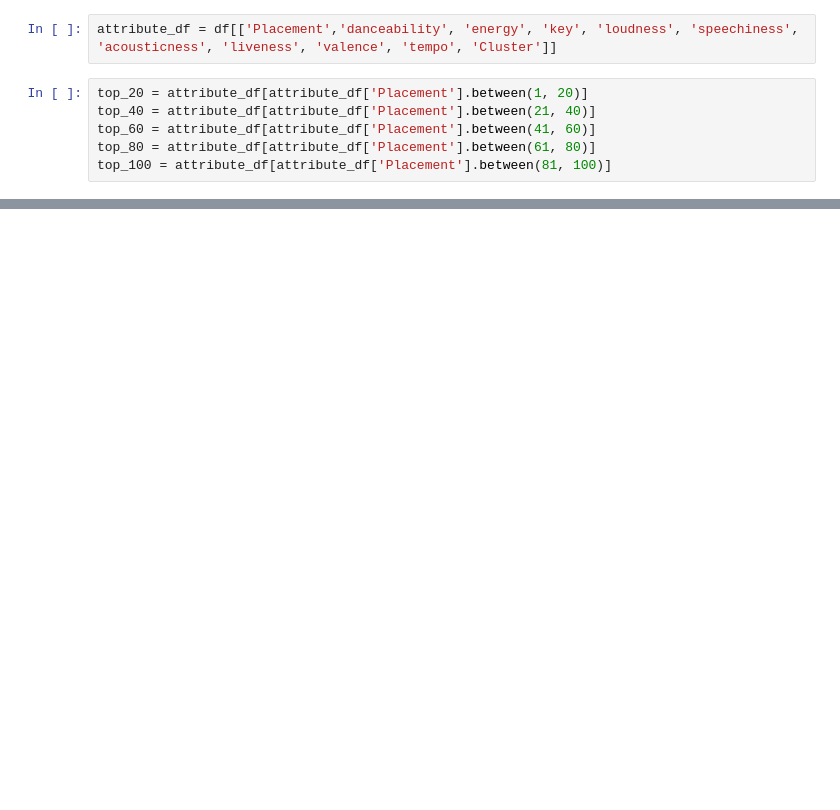
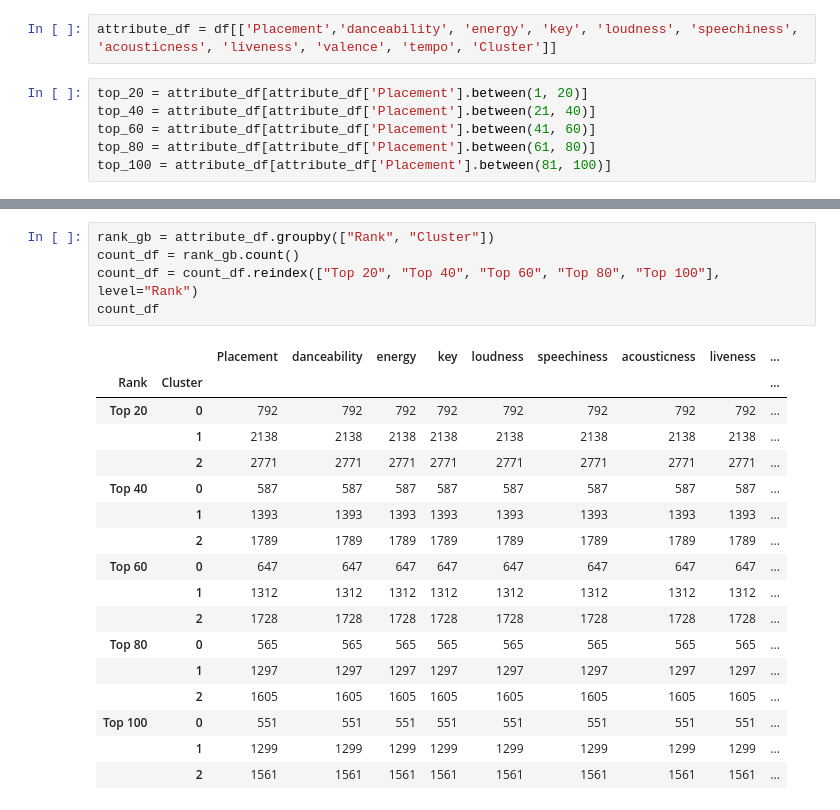
Before and after one commit to 12wollmana/UMN-Data_Analytics-Project_03, a Jupyter notebook: static/notebooks/top-songs.ipynb, the cells around one changed output, grey strips where cells are left out. Cells and saved outputs as stored; diff of their text form; blank space fills up the shorter version.

```diff
--- a/static/notebooks/top-songs.ipynb
+++ b/static/notebooks/top-songs.ipynb
@@ -123,0 +202,23 @@ plt.show()
+# %%
+rank_gb = attribute_df.groupby(["Rank", "Cluster"])
+count_df = rank_gb.count()
+count_df = count_df.reindex(["Top 20", "Top 40", "Top 60", "Top 80", "Top 100"], level="Rank")
+count_df
+# %% [output]
+|  |  | Placement | danceability | energy | key | loudness | speechiness | acousticness | liveness | ... |
+| Rank | Cluster |  |  |  |  |  |  |  |  | ... |
+| Top 20 | 0 | 792 | 792 | 792 | 792 | 792 | 792 | 792 | 792 | ... |
+|  | 1 | 2138 | 2138 | 2138 | 2138 | 2138 | 2138 | 2138 | 2138 | ... |
+|  | 2 | 2771 | 2771 | 2771 | 2771 | 2771 | 2771 | 2771 | 2771 | ... |
+| Top 40 | 0 | 587 | 587 | 587 | 587 | 587 | 587 | 587 | 587 | ... |
+|  | 1 | 1393 | 1393 | 1393 | 1393 | 1393 | 1393 | 1393 | 1393 | ... |
+|  | 2 | 1789 | 1789 | 1789 | 1789 | 1789 | 1789 | 1789 | 1789 | ... |
+| Top 60 | 0 | 647 | 647 | 647 | 647 | 647 | 647 | 647 | 647 | ... |
+|  | 1 | 1312 | 1312 | 1312 | 1312 | 1312 | 1312 | 1312 | 1312 | ... |
+|  | 2 | 1728 | 1728 | 1728 | 1728 | 1728 | 1728 | 1728 | 1728 | ... |
+| Top 80 | 0 | 565 | 565 | 565 | 565 | 565 | 565 | 565 | 565 | ... |
+|  | 1 | 1297 | 1297 | 1297 | 1297 | 1297 | 1297 | 1297 | 1297 | ... |
+|  | 2 | 1605 | 1605 | 1605 | 1605 | 1605 | 1605 | 1605 | 1605 | ... |
+| Top 100 | 0 | 551 | 551 | 551 | 551 | 551 | 551 | 551 | 551 | ... |
+|  | 1 | 1299 | 1299 | 1299 | 1299 | 1299 | 1299 | 1299 | 1299 | ... |
+|  | 2 | 1561 | 1561 | 1561 | 1561 | 1561 | 1561 | 1561 | 1561 | ... |
```
Also changed, not shown: parts of 19 cells of this notebook, 1 other file.
